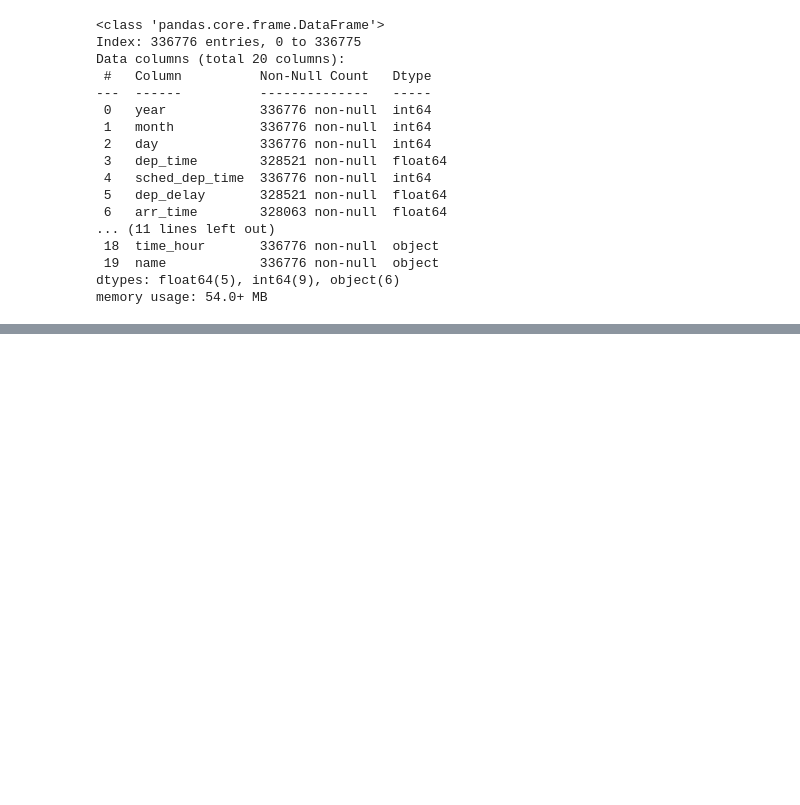
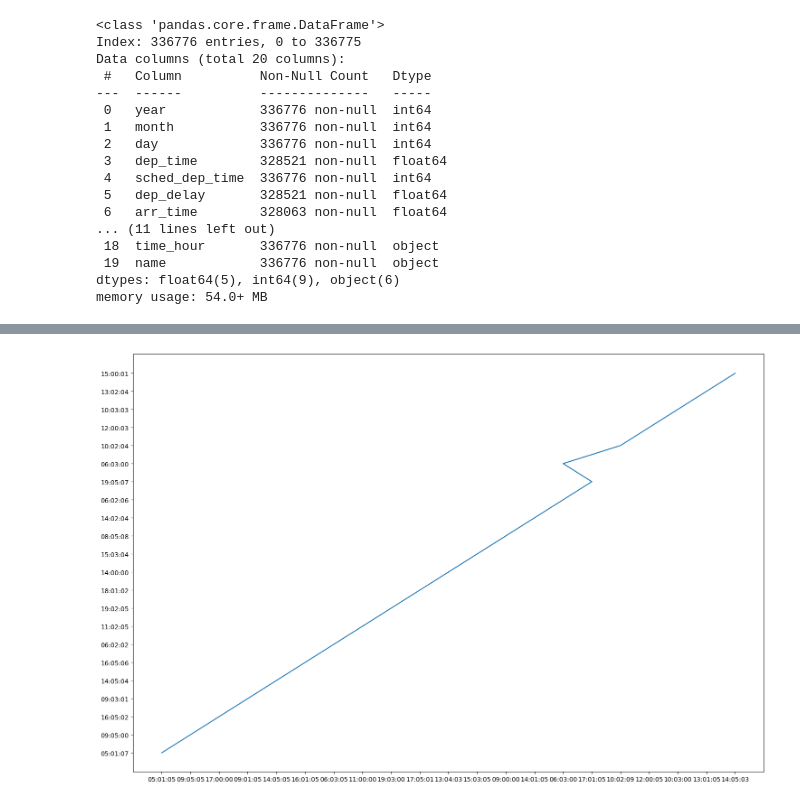
Before and after one commit to steven-midgley/project_one, a Jupyter notebook: notebooks/main_notebook.ipynb, the cells around one changed output, grey strips where cells are left out. Saved outputs shown, nothing was run; the diff lists cells and outputs as text; code cells hidden in the pictures; blank space fills up the shorter version.

```diff
--- a/notebooks/main_notebook.ipynb
+++ b/notebooks/main_notebook.ipynb
@@ -136,3 +145,5 @@ df.shape
+# %%
+df = df.dropna(how="any")
 # %%
 df.isnull().sum()
 # %% [output]
@@ -165,0 +177,9 @@ df.sample(n=5)
+# %%
+df.dep_time = df.dep_time.astype(int)
+df.dep_time = df.dep_time.astype(str).str.zfill(4)
+df.sched_dep_time = df.sched_dep_time.astype(str).str.zfill(4)
+
+df.dep_time = pd.to_datetime(df.dep_time, format="%H%M%S").dt.strftime("%H:%M:%S")
+df.sched_dep_time = pd.to_datetime(df.sched_dep_time, format="%H%M%S").dt.strftime(
+    "%H:%M:%S"
+)
@@ -165,0 +196,14 @@ df.sample(n=5)
+# %%
+x = df.sched_dep_time[::15000]
+y = df.dep_time[::15000]
+
+plt.title = "Departure Discrepancies"
+plt.xlabel = "Departure Time"
+plt.ylabel = "Scheduled Departure Time"
+
+plt.figure(figsize=(18, 12)).tight_layout()
+plt.plot(x, y)
+
+plt.show()
+# %% [output]
+[figure, added]
```
Also changed, not shown: parts of 7 cells of this notebook, 1 other file.
